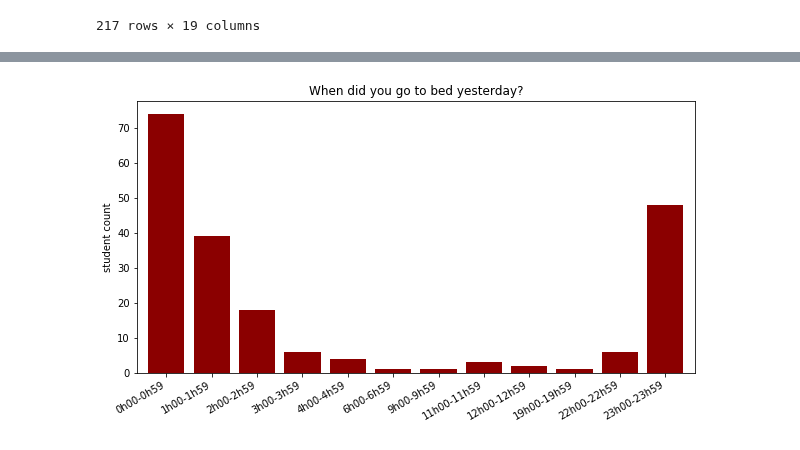
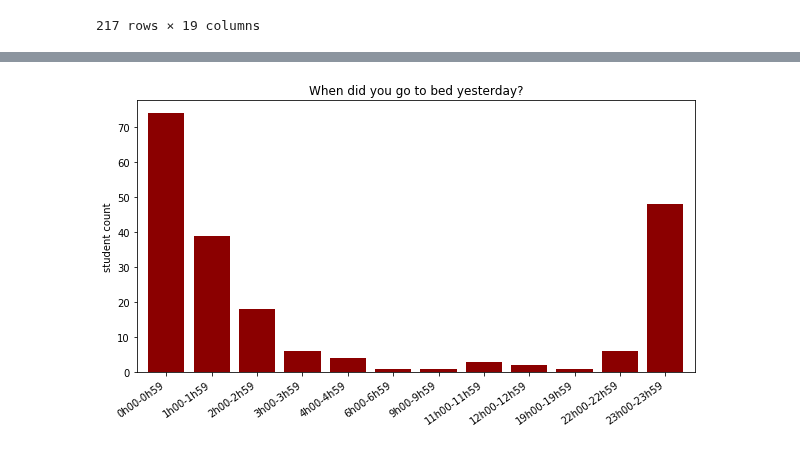
Before and after one commit to FionaLippert/DataMining, a Jupyter notebook: data_plotting.ipynb, the cells around one changed output, grey strips where cells are left out. Cells and saved outputs as stored; diff of their text form; code cells hidden in the pictures.

```diff
--- a/data_plotting.ipynb
+++ b/data_plotting.ipynb
@@ -59,10 +59,10 @@ plt.show()
 # %%
 plt.figure(figsize=(10,5))
 hours = db.h_bed[db.h_bed != missing_data].astype('float')
 hist_hours = hours.value_counts().sort_index()
 ax = hist_hours.plot(kind='bar', width=0.8, color='darkred', title='When did you go to bed yesterday?')
 ax.set_ylabel('student count')
-ax.set_xticklabels(['0h00-0h59','1h00-1h59','2h00-2h59','3h00-3h59','4h00-4h59','6h00-6h59','9h00-9h59','11h00-11h59','12h00-12h59','19h00-19h59','22h00-22h59','23h00-23h59'], rotation=30, ha='right')
+ax.set_xticklabels(['0h00-0h59','1h00-1h59','2h00-2h59','3h00-3h59','4h00-4h59','6h00-6h59','9h00-9h59','11h00-11h59','12h00-12h59','19h00-19h59','22h00-22h59','23h00-23h59'], rotation=35, ha='right')
 plt.show()
 # %% [output]
-[figure, old version]
+[figure, new version]
```
Also changed, not shown: parts of 2 cells of this notebook, 2 other files.
